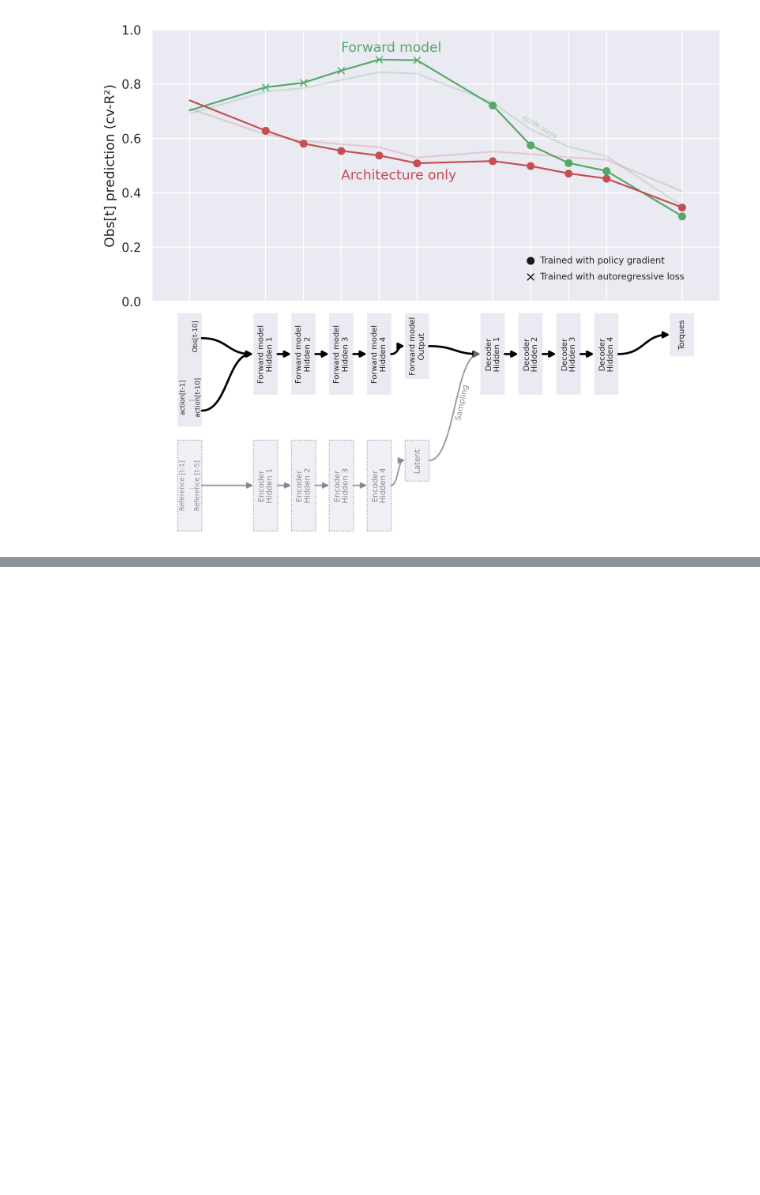
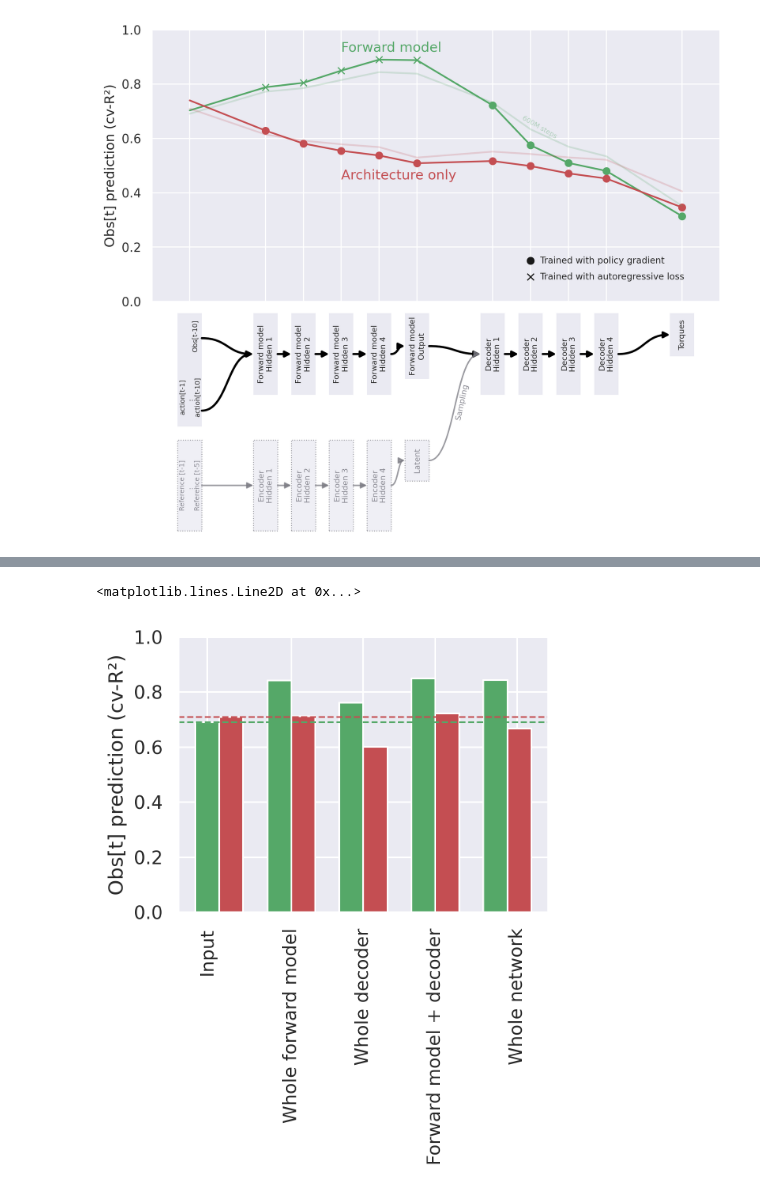
Before and after one commit to emiwar/vnl-experiments, a Jupyter notebook: labmeeting_aug2026_plots.ipynb, the cells around one changed output, grey strips where cells are left out. Drawn from its saved outputs; the diff is of its cells as text; code cells hidden in the pictures; blank space fills up the shorter version.

```diff
--- a/labmeeting_aug2026_plots.ipynb
+++ b/labmeeting_aug2026_plots.ipynb
@@ -311,0 +352,22 @@ plt.show()
+# %%
+plt.figure(figsize=(4,3), dpi=300)
+probe_groups = data["groups"]
+probe_groups = probe_groups[(probe_groups.delay_k == 10) & (probe_groups.target == "proprio")]
+probe_groups = probe_groups[(probe_groups.wandb_id != "cgs8q5gj")]
+probe_groups = probe_groups[(probe_groups.budget == 6e8)]
+x_pos = pd.Series({"input": -3, "forward_model": 0, "decoder": 3,
+                   "fm_plus_decoder": 6, "whole_network": 9}, name="xpos")
+probe_groups = probe_groups.join(x_pos, how="right", on="group")
+
+expl = probe_groups[probe_groups.condition == "expfm"]
+impl = probe_groups[probe_groups.condition == "pgfm"]
+plt.bar(expl.xpos, expl.test_r2, 1, color="C2")
+plt.bar(impl.xpos+1, impl.test_r2, 1, color="C3")
+plt.xticks([-3, 0.5, 3.5, 6.5, 9.9], ["Input", "Whole forward model", "Whole decoder", "Forward model + decoder", "Whole network"], rotation=90)
+plt.ylim(0, 1)
+plt.ylabel("Obs[t] prediction (cv-R²)")
+plt.axhline(expl.test_r2.iloc[0], color="C2", ls="--", lw=1)
+plt.axhline(impl.test_r2.iloc[0], color="C3", ls="--", lw=1)
+# %% [output]
+<matplotlib.lines.Line2D at 0x...>
+[figure, added]
```
Also changed, not shown: parts of 5 cells of this notebook, 14 other files.
